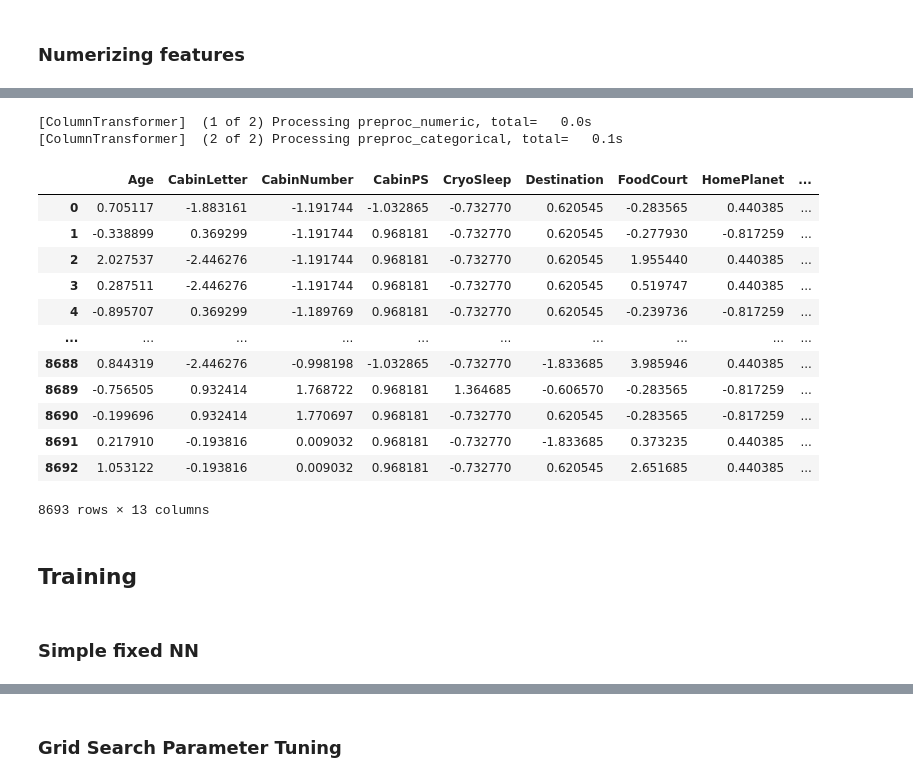
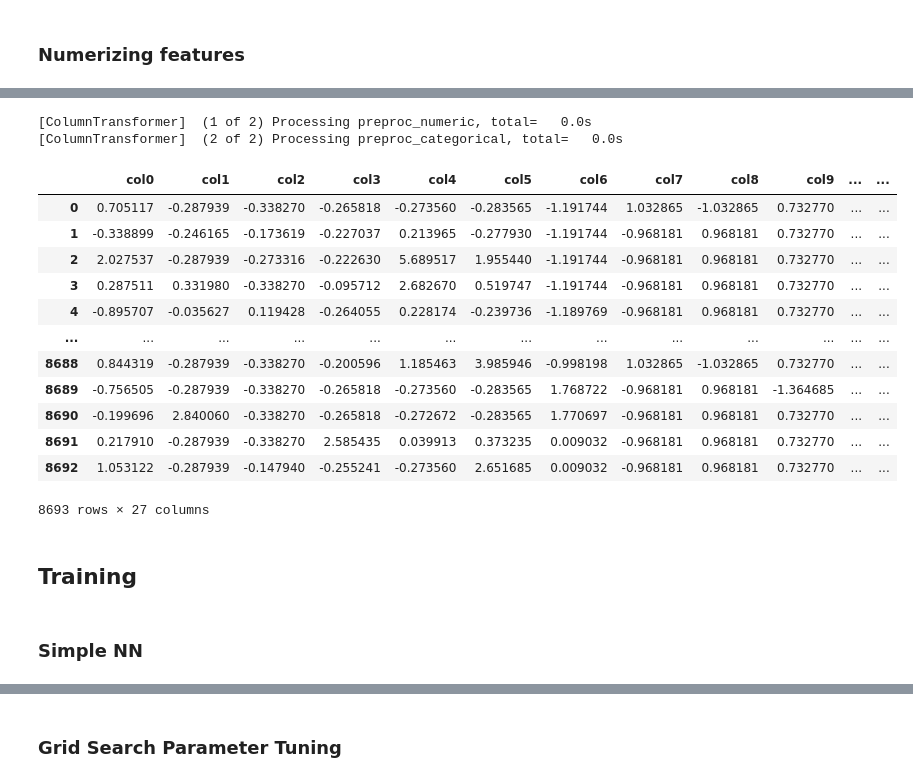
Before and after one commit to Citoci/SpaceshipTitanic, a Jupyter notebook: spaceship_titanic.ipynb, the cells around one changed output, grey strips where cells are left out. Drawn from its saved outputs; the diff is of its cells as text; code cells hidden in the pictures.

```diff
--- a/spaceship_titanic.ipynb
+++ b/spaceship_titanic.ipynb
@@ -709,8 +643,8 @@ nn_dataset = pp_dataset.copy()
 # Replace imputer
 categorical_transformer = Pipeline(
     steps=[
-        # ("one_hot_encoder", OneHotEncoder(sparse=False)), # the onehotencoder seems to not work good...
-        ("ordinal_encoder", OrdinalEncoder()),
+        ("one_hot_encoder", OneHotEncoder(sparse=False)),
+        # ("ordinal_encoder", OrdinalEncoder()),
         ("scaler", StandardScaler()),
     ]
 )
@@ -743,41 +677,41 @@ numerizer.fit(nn_dataset)
 numerizer = Pipeline(
     steps=[
            ("numerizer", numerizer),
-           ("columns", array_to_dataframer(COLUMN_NAMES))
+           ("columns", array_to_dataframer())
     ]
 )
 # %% [output]
 [ColumnTransformer]  (1 of 2) Processing preproc_numeric, total=   0.0s
-[ColumnTransformer]  (2 of 2) Processing preproc_categorical, total=   0.1s
+[ColumnTransformer]  (2 of 2) Processing preproc_categorical, total=   0.0s
 # %%
 nn_preprocessor = Pipeline(
     steps=[
            ("numerizer", numerizer),
           #  ("dropper", nn_column_dropper),
-           ("sorter", columns_sorter)
+          #  ("sorter", columns_sorter)
     ]
 )
 
 nn_dataset = nn_preprocessor.transform(nn_dataset)
 nn_dataset
 # %% [output]
-|  | Age | CabinLetter | CabinNumber | CabinPS | CryoSleep | Destination | FoodCourt | HomePlanet | ... |
-| 0 | 0.705117 | -1.883161 | -1.191744 | -1.032865 | -0.732770 | 0.620545 | -0.283565 | 0.440385 | ... |
-| 1 | -0.338899 | 0.369299 | -1.191744 | 0.968181 | -0.732770 | 0.620545 | -0.277930 | -0.817259 | ... |
-| 2 | 2.027537 | -2.446276 | -1.191744 | 0.968181 | -0.732770 | 0.620545 | 1.955440 | 0.440385 | ... |
-| 3 | 0.287511 | -2.446276 | -1.191744 | 0.968181 | -0.732770 | 0.620545 | 0.519747 | 0.440385 | ... |
-| 4 | -0.895707 | 0.369299 | -1.189769 | 0.968181 | -0.732770 | 0.620545 | -0.239736 | -0.817259 | ... |
-| ... | ... | ... | ... | ... | ... | ... | ... | ... | ... |
-| 8688 | 0.844319 | -2.446276 | -0.998198 | -1.032865 | -0.732770 | -1.833685 | 3.985946 | 0.440385 | ... |
-| 8689 | -0.756505 | 0.932414 | 1.768722 | 0.968181 | 1.364685 | -0.606570 | -0.283565 | -0.817259 | ... |
-| 8690 | -0.199696 | 0.932414 | 1.770697 | 0.968181 | -0.732770 | 0.620545 | -0.283565 | -0.817259 | ... |
-| 8691 | 0.217910 | -0.193816 | 0.009032 | 0.968181 | -0.732770 | -1.833685 | 0.373235 | 0.440385 | ... |
-| 8692 | 1.053122 | -0.193816 | 0.009032 | 0.968181 | -0.732770 | 0.620545 | 2.651685 | 0.440385 | ... |
+|  | col0 | col1 | col2 | col3 | col4 | col5 | col6 | col7 | col8 | col9 | ... | ... |
+| 0 | 0.705117 | -0.287939 | -0.338270 | -0.265818 | -0.273560 | -0.283565 | -1.191744 | 1.032865 | -1.032865 | 0.732770 | ... | ... |
+| 1 | -0.338899 | -0.246165 | -0.173619 | -0.227037 | 0.213965 | -0.277930 | -1.191744 | -0.968181 | 0.968181 | 0.732770 | ... | ... |
+| 2 | 2.027537 | -0.287939 | -0.273316 | -0.222630 | 5.689517 | 1.955440 | -1.191744 | -0.968181 | 0.968181 | 0.732770 | ... | ... |
+| 3 | 0.287511 | 0.331980 | -0.338270 | -0.095712 | 2.682670 | 0.519747 | -1.191744 | -0.968181 | 0.968181 | 0.732770 | ... | ... |
+| 4 | -0.895707 | -0.035627 | 0.119428 | -0.264055 | 0.228174 | -0.239736 | -1.189769 | -0.968181 | 0.968181 | 0.732770 | ... | ... |
+| ... | ... | ... | ... | ... | ... | ... | ... | ... | ... | ... | ... | ... |
+| 8688 | 0.844319 | -0.287939 | -0.338270 | -0.200596 | 1.185463 | 3.985946 | -0.998198 | 1.032865 | -1.032865 | 0.732770 | ... | ... |
+| 8689 | -0.756505 | -0.287939 | -0.338270 | -0.265818 | -0.273560 | -0.283565 | 1.768722 | -0.968181 | 0.968181 | -1.364685 | ... | ... |
+| 8690 | -0.199696 | 2.840060 | -0.338270 | -0.265818 | -0.272672 | -0.283565 | 1.770697 | -0.968181 | 0.968181 | 0.732770 | ... | ... |
+| 8691 | 0.217910 | -0.287939 | -0.338270 | 2.585435 | 0.039913 | 0.373235 | 0.009032 | -0.968181 | 0.968181 | 0.732770 | ... | ... |
+| 8692 | 1.053122 | -0.287939 | -0.147940 | -0.255241 | -0.273560 | 2.651685 | 0.009032 | -0.968181 | 0.968181 | 0.732770 | ... | ... |
-8693 rows × 13 columns
+8693 rows × 27 columns
 # %% [markdown]
 ## Training
 # %% [markdown]
-### Simple fixed NN
+### Simple NN
 # %%
 def simple_nn_model(input_shape, hidden_units, hidden_activation="relu"):
   # Initialize the constructor
```
Also changed, not shown: parts of 84 cells of this notebook.
